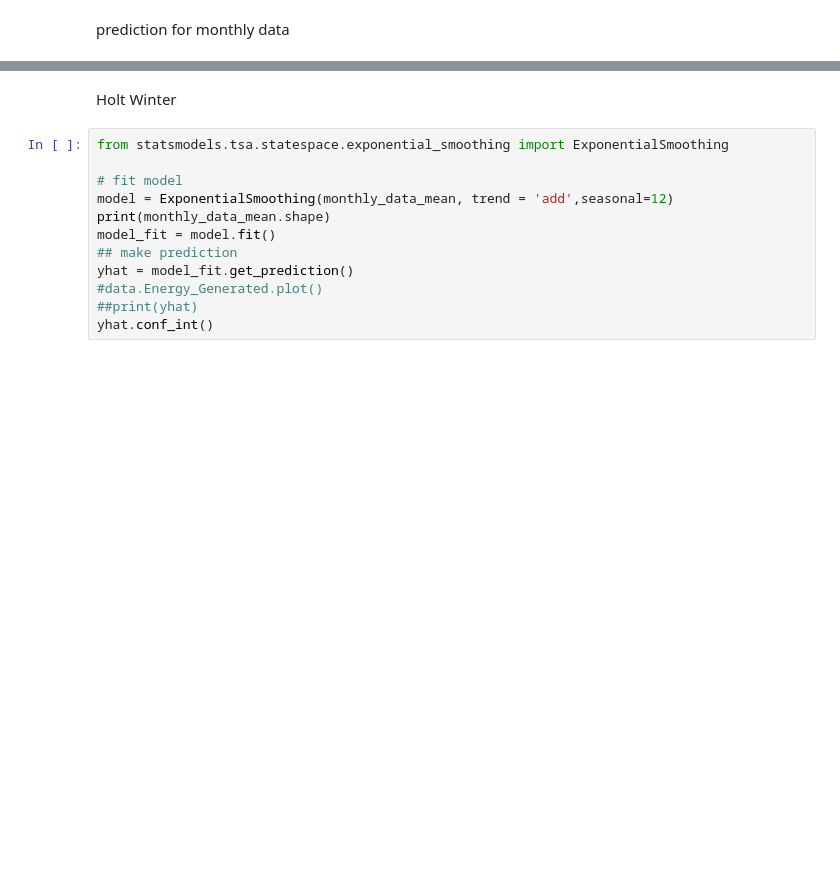
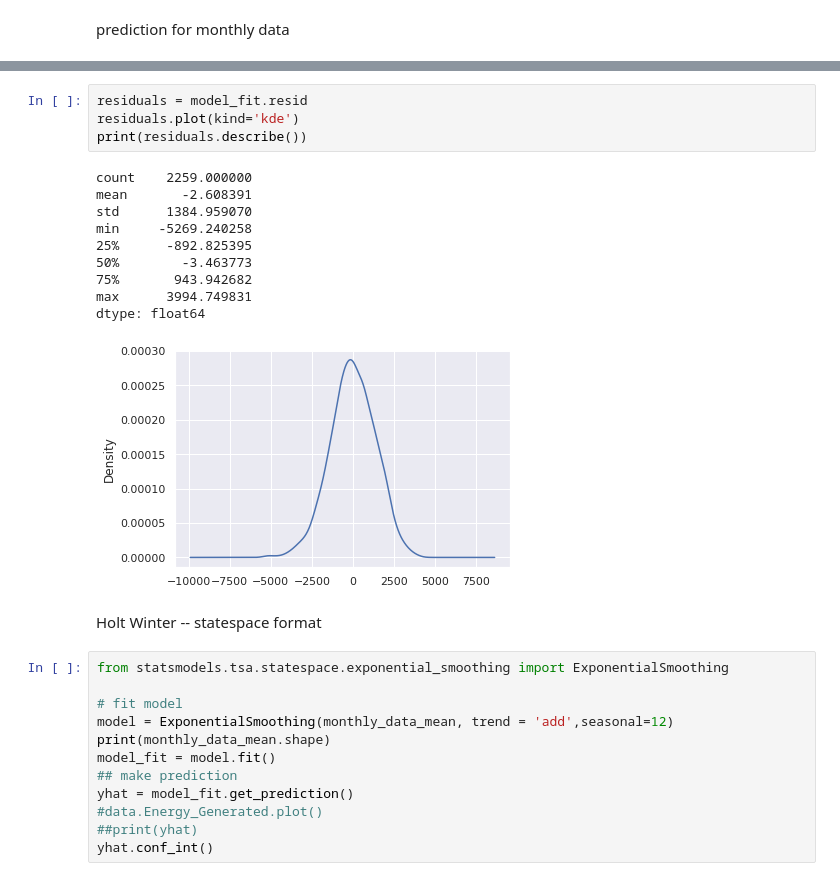
Before and after one commit to pixel-ports/PV_prod_predic, a Jupyter notebook: MODEL_PREDIC_BENCHMARK/PV_Prediction.ipynb, the cells around one changed output, grey strips where cells are left out. Saved outputs shown, nothing was run; the diff lists cells and outputs as text; blank space fills up the shorter version.

```diff
--- a/MODEL_PREDIC_BENCHMARK/PV_Prediction.ipynb
+++ b/MODEL_PREDIC_BENCHMARK/PV_Prediction.ipynb
@@ -280,5 +296,20 @@ Freq: M, dtype: float64
+# %%
+residuals = model_fit.resid
+residuals.plot(kind='kde')
+print(residuals.describe())
+# %% [output]
+count    2259.000000
+mean       -2.608391
+std      1384.959070
+min     -5269.240258
+25%      -892.825395
+50%        -3.463773
+75%       943.942682
+max      3994.749831
+dtype: float64
+[figure, added]
 # %% [markdown]
-Holt Winter
+Holt Winter -- statespace format
 # %%
 from statsmodels.tsa.statespace.exponential_smoothing import ExponentialSmoothing
 
```
Also changed, not shown: parts of 20 cells of this notebook.
